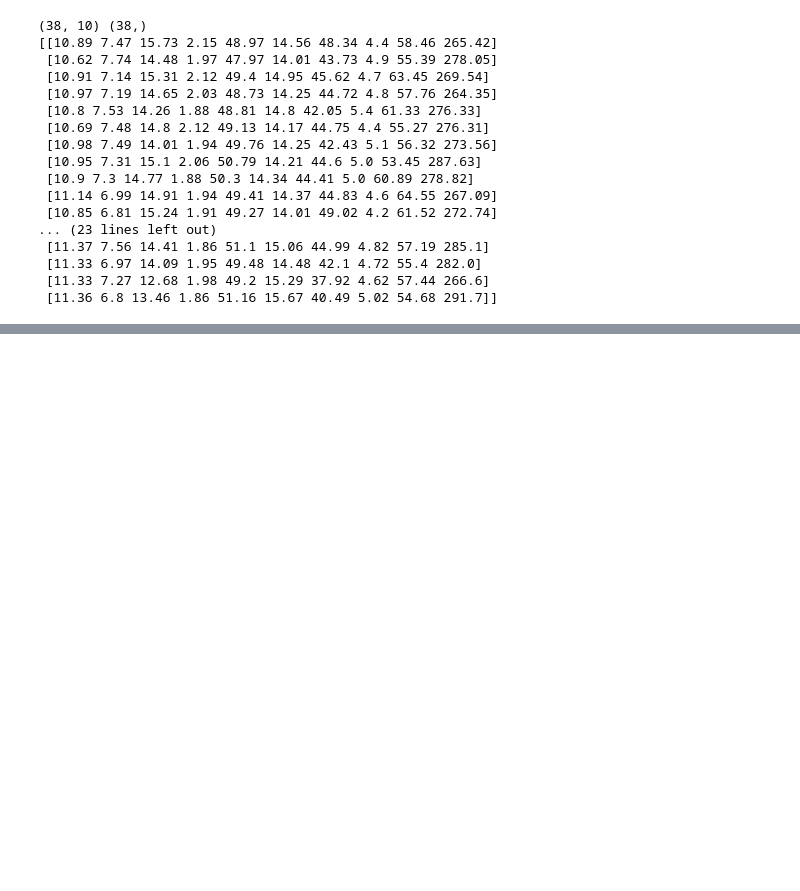
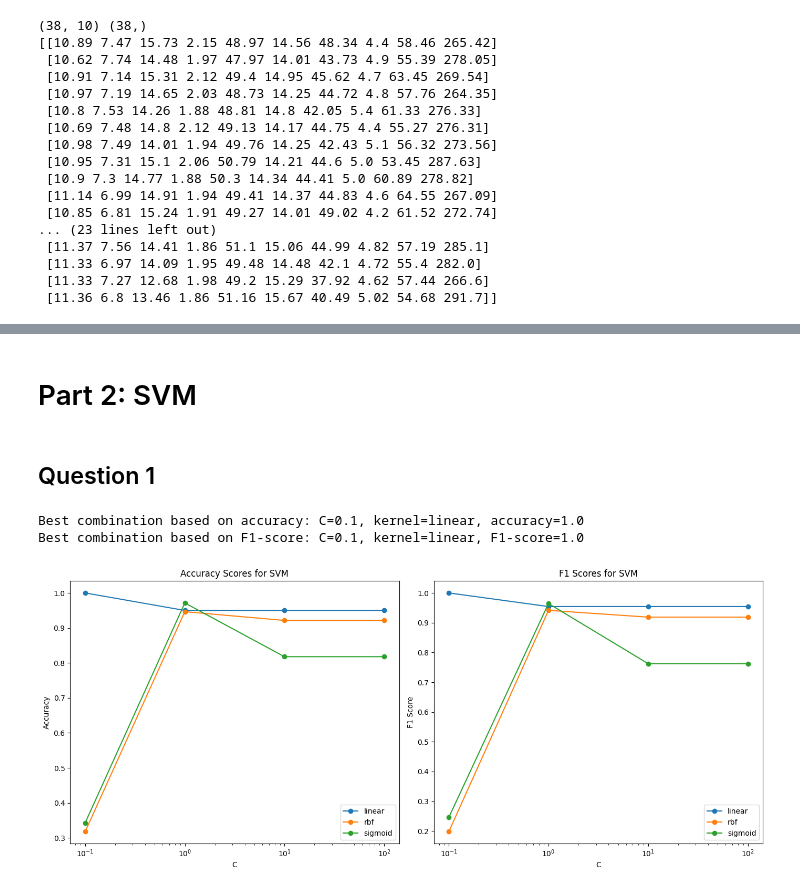
Before and after one commit to gael-mehdi/e-business-db-mini-projet, a Jupyter notebook: Part_2_supervised_learning.ipynb, the cells around one changed output, grey strips where cells are left out. Drawn from its saved outputs; the diff is of its cells as text; code cells hidden in the pictures; blank space fills up the shorter version.

```diff
--- a/Part_2_supervised_learning.ipynb
+++ b/Part_2_supervised_learning.ipynb
@@ -89,0 +239,79 @@ print(X)
+# %% [markdown]
+# Part 2: SVM
+# %% [markdown]
+
+## Question 1
+# %%
+from sklearn.svm import SVC
+
+# Define the parameter grid
+C_values = [0.1, 1, 10, 100]
+kernels = ['linear', 'rbf', 'sigmoid']
+
+# Initialize lists to store the results
+accuracy_scores_svm = []
+f1_scores_svm = []
+
+# Perform cross-validation for each combination of C and kernel
+for C in C_values:
+    for kernel in kernels:
+        svm = SVC(C=C, kernel=kernel)
+        accuracy = cross_val_score(svm, Z, Y, cv=cv, scoring='accuracy')
+        f1 = cross_val_score(svm, Z, Y, cv=cv, scoring='f1_macro')
+        accuracy_scores_svm.append((C, kernel, accuracy.mean()))
+        f1_scores_svm.append((C, kernel, f1.mean()))
+
+# Find the best combination based on accuracy
+best_accuracy = max(accuracy_scores_svm, key=lambda x: x[2])
+print(f"Best combination based on accuracy: C={best_accuracy[0]}, kernel={best_accuracy[1]}, accuracy={best_accuracy[2]}")
+
+# Find the best combination based on F1-score
+best_f1 = max(f1_scores_svm, key=lambda x: x[2])
+print(f"Best combination based on F1-score: C={best_f1[0]}, kernel={best_f1[1]}, F1-score={best_f1[2]}")
+# %% [output]
+Best combination based on accuracy: C=0.1, kernel=linear, accuracy=1.0
+Best combination based on F1-score: C=0.1, kernel=linear, F1-score=1.0
+# %%
+# Extract the accuracy and F1 scores for each combination of C and kernel
+C_values = [score[0] for score in accuracy_scores_svm]
+kernels = [score[1] for score in accuracy_scores_svm]
+accuracy_scores = [score[2] for score in accuracy_scores_svm]
+f1_scores = [score[2] for score in f1_scores_svm]
+
+# Create a DataFrame for easier plotting
+results_df = pd.DataFrame({
+    'C': C_values,
+    'Kernel': kernels,
+    'Accuracy': accuracy_scores,
+    'F1 Score': f1_scores
+})
+
+# Plot the results
+plt.figure(figsize=(14, 6))
+
+# Plot accuracy scores
+plt.subplot(1, 2, 1)
+for kernel in results_df['Kernel'].unique():
+    subset = results_df[results_df['Kernel'] == kernel]
+    plt.plot(subset['C'], subset['Accuracy'], marker='o', label=kernel)
+plt.title('Accuracy Scores for SVM')
+plt.xlabel('C')
+plt.ylabel('Accuracy')
+plt.xscale('log')
+plt.legend()
+
+# Plot F1 scores
+plt.subplot(1, 2, 2)
+for kernel in results_df['Kernel'].unique():
+    subset = results_df[results_df['Kernel'] == kernel]
+    plt.plot(subset['C'], subset['F1 Score'], marker='o', label=kernel)
+plt.title('F1 Scores for SVM')
+plt.xlabel('C')
+plt.ylabel('F1 Score')
+plt.xscale('log')
+plt.legend()
+
+plt.tight_layout()
+plt.show()
+# %% [output]
+[figure, added]
```
Also changed, not shown: parts of 29 cells of this notebook.
